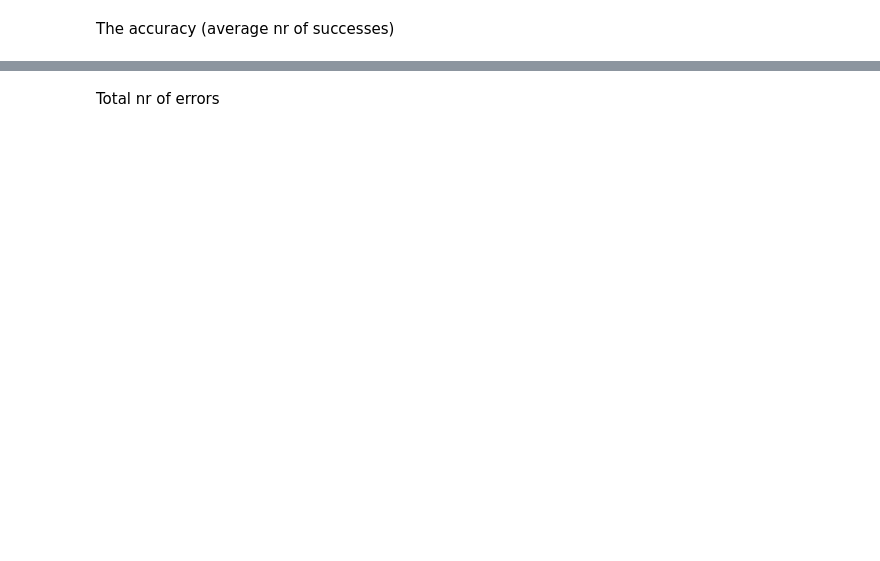
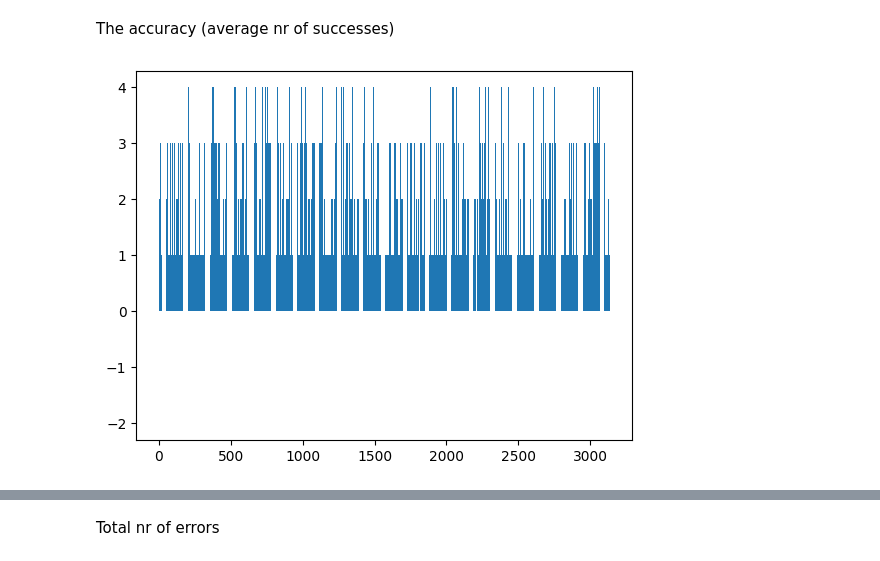
Before and after one commit to jiwang6/gconv-decoder, a Jupyter notebook: new-model/gconv_decoder.ipynb, the cells around one changed output, grey strips where cells are left out. Drawn from its saved outputs; the diff is of its cells as text; code cells hidden in the pictures; blank space fills up the shorter version.

```diff
--- a/new-model/gconv_decoder.ipynb
+++ b/new-model/gconv_decoder.ipynb
@@ -492,6 +508,6 @@ TensorShape([Dimension(None), Dimension(10)])
 # %%
 # Cross-entropy loss
-loss = tf.losses.sparse_softmax_cross_entropy(labels=labels_ph, logits=logits)
+loss = macro_f1_loss(y_hat=labels_ph, y = logits) #tf.losses.sparse_softmax_cross_entropy(labels=labels_ph, logits=logits)
 # %%
 #-- Define the l2 loss
 weightDecay=5e-4
@@ -540,8 +559,8 @@ Loop over the input stack in batch of size "batch_size".
 # %%
 for epoch_nr in range(n_epochs):
     loss_average = 0
-    data = train_data_2D
-    labels = train_labels
+    data = non_test_data_2D
+    labels = non_test_labels
     # KBatch settings
     NItPerEpoch = m.floor(len(data)/batch_size) #number of iterations per epoch
     samples=np.random.permutation(len(data))
@@ -572,8 +591,8 @@ Epoch  9  finished... Average loss =  0.0435 , time =  5.3148
 # %%
 batch_size = 1000
 labels_pred = []
-for i in range(round(len(eval_data_2D)/batch_size)):
-    [ labels_pred_batch ] = session.run([ predictions ], { inputs_ph: eval_data_2D[i*batch_size:(i+1)*batch_size] })
+for i in range(round(len(test_data_2D)/batch_size)): # Loop over batches
+    [ labels_pred_batch ] = session.run([ predictions ], { inputs_ph: test_data_2D[i*batch_size:(i+1)*batch_size] })
     labels_pred = labels_pred + list(labels_pred_batch)
 labels_pred = np.array(labels_pred)
 # %% [markdown]
@@ -586,0 +600,8 @@ print(eval_labels[0:10])
+# %%
+print(labels_pred[0:10])
+# print highest and lowest prediction
+labels_pred = labels_pred.round()
+print(np.max(labels_pred))
+print(np.min(labels_pred))
+
+print(test_labels[0:10])
@@ -587,5 +625,12 @@ print(eval_labels[0:10])
 # %% [markdown]
 The accuracy (average nr of successes)
+# %%
+# bar plot of the prediction
+obs = labels_pred[0]
+plt.bar(np.arange(len(obs)), obs)
+plt.show()
+# %% [output]
+[figure, added]
 # %%
 ((labels_pred - eval_labels)**2==0).astype(float).mean()
 # %% [output]
```
Also changed, not shown: parts of 33 cells of this notebook, 2 other files.
